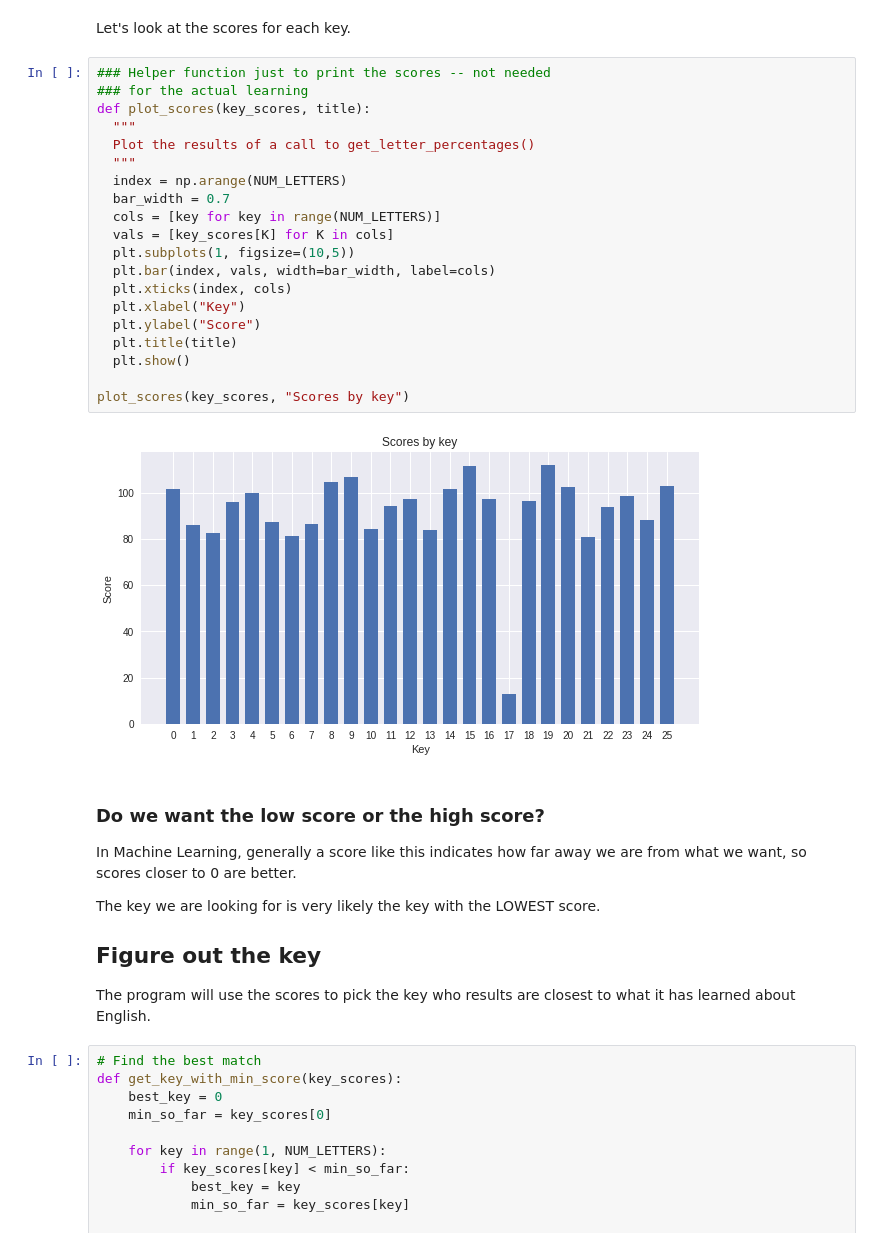
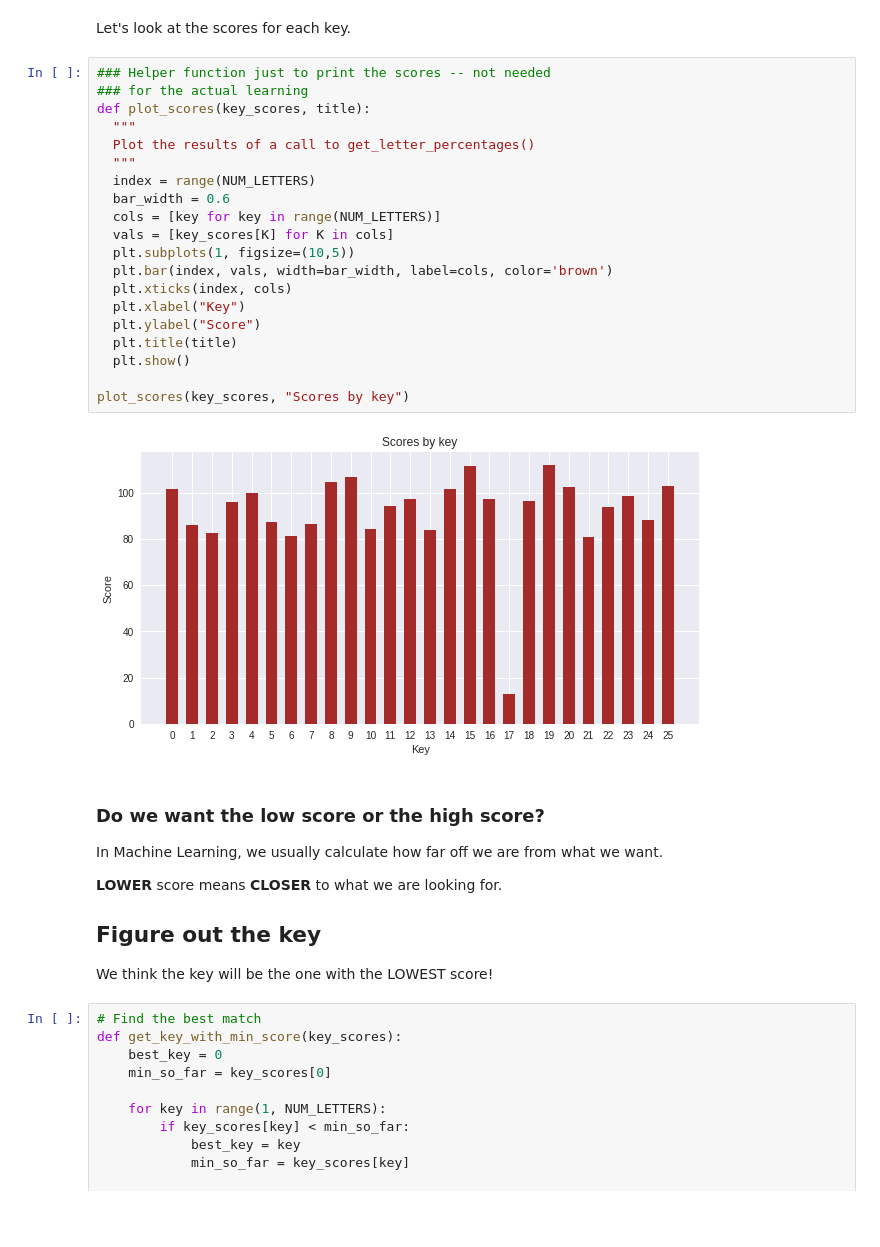
Before and after one commit to BillGrieser/ML-for-NewProgrammers, a Jupyter notebook: MLforMS.ipynb, the cells around one changed output. Drawn from its saved outputs; the diff is of its cells as text; blank space fills up the shorter version.

Commit message:
Fixed typo, made key score charts brown.

```diff
--- a/MLforMS.ipynb
+++ b/MLforMS.ipynb
@@ -378,35 +376,35 @@ Let's look at the scores for each key.
 # %%
 ### Helper function just to print the scores -- not needed
 ### for the actual learning
 def plot_scores(key_scores, title):
   """
   Plot the results of a call to get_letter_percentages()
   """
-  index = np.arange(NUM_LETTERS)
-  bar_width = 0.7
+  index = range(NUM_LETTERS)
+  bar_width = 0.6
   cols = [key for key in range(NUM_LETTERS)]
   vals = [key_scores[K] for K in cols]
   plt.subplots(1, figsize=(10,5))
-  plt.bar(index, vals, width=bar_width, label=cols)
+  plt.bar(index, vals, width=bar_width, label=cols, color='brown')
   plt.xticks(index, cols)
   plt.xlabel("Key")
   plt.ylabel("Score")
   plt.title(title)
   plt.show()
 
 plot_scores(key_scores, "Scores by key")
 # %% [output]
-[figure, old version]
+[figure, new version]
 # %% [markdown]
 ### Do we want the low score or the high score?
 
-In Machine Learning, generally a score like this indicates how far away we are from what we want, so scores closer to 0 are better.
+In Machine Learning, we usually calculate how far off we are from what we want.
 
-The key we are looking for is very likely the key with the LOWEST score.
+**LOWER** score means **CLOSER** to what we are looking for.
 
 ## Figure out the key
 
-The program will use the scores to pick the key who results are closest to what it has learned about English.
+We think the key will be the one with the LOWEST score!
 # %%
 # Find the best match
 def get_key_with_min_score(key_scores):
```
Also changed, not shown: parts of 6 cells of this notebook.
